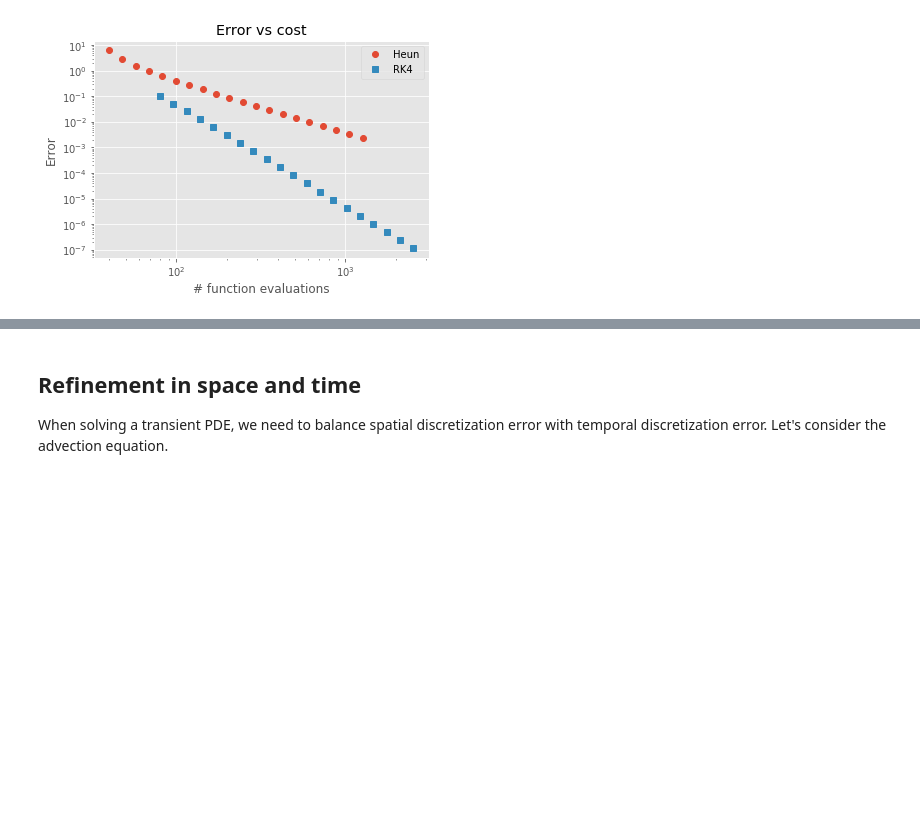
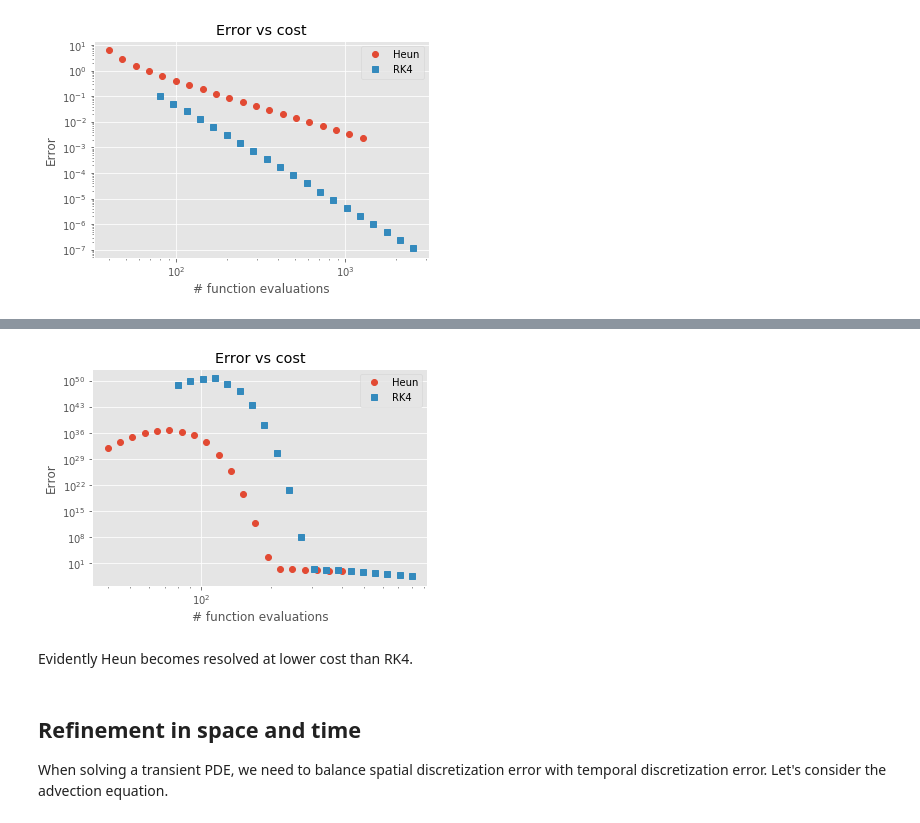
Before and after one commit to cu-numpde/numpde-fall2017, a Jupyter notebook: FDTransient.ipynb, the cells around one changed output, grey strips where cells are left out. Cells and saved outputs as stored; diff of their text form; code cells hidden in the pictures; blank space fills up the shorter version.

```diff
--- a/FDTransient.ipynb
+++ b/FDTransient.ipynb
@@ -899,3 +908,17 @@ pyplot.legend(loc='upper right');
+# %%
+hs = numpy.logspace(-1, 0, 20)
+error_heun = [mms_error(h, rk_butcher_heun) for h in hs]
+error_rk4 = [mms_error(h, rk_butcher_4) for h in hs]
+pyplot.loglog(20*2/hs, error_heun, 'o', label='Heun')
+pyplot.loglog(20*4/hs, error_rk4, 's', label='RK4')
+pyplot.title('Error vs cost')
+pyplot.ylabel('Error')
+pyplot.xlabel('# function evaluations')
+pyplot.legend(loc='upper right');
+# %% [output]
+[figure, added]
+# %% [markdown]
+Evidently Heun becomes resolved at lower cost than RK4.
 # %% [markdown]
 ## Refinement in space and time
 
```
Also changed, not shown: parts of 1 cell of this notebook.
